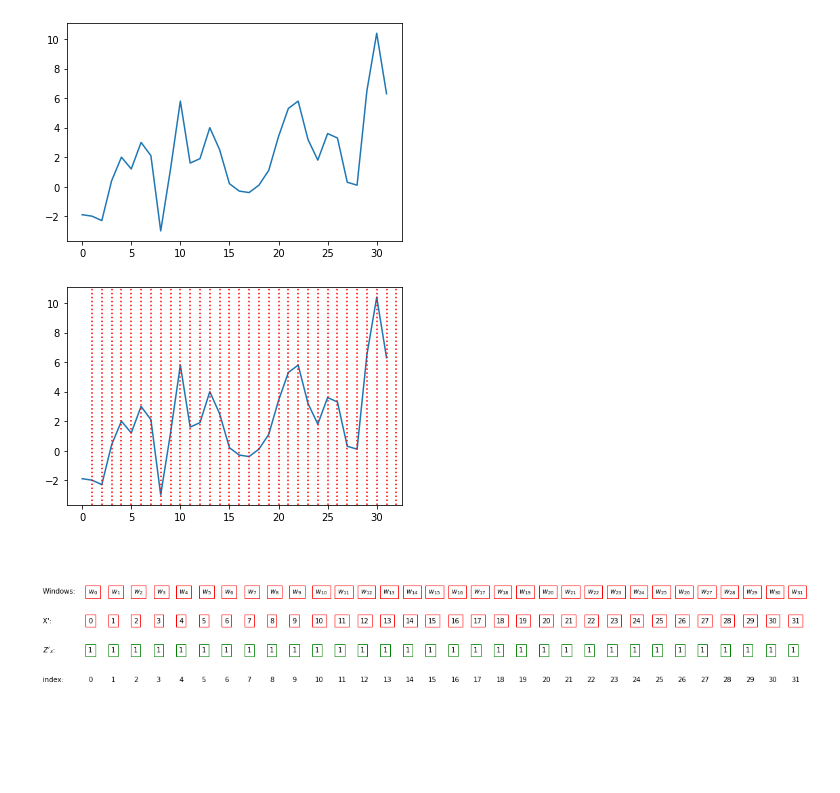
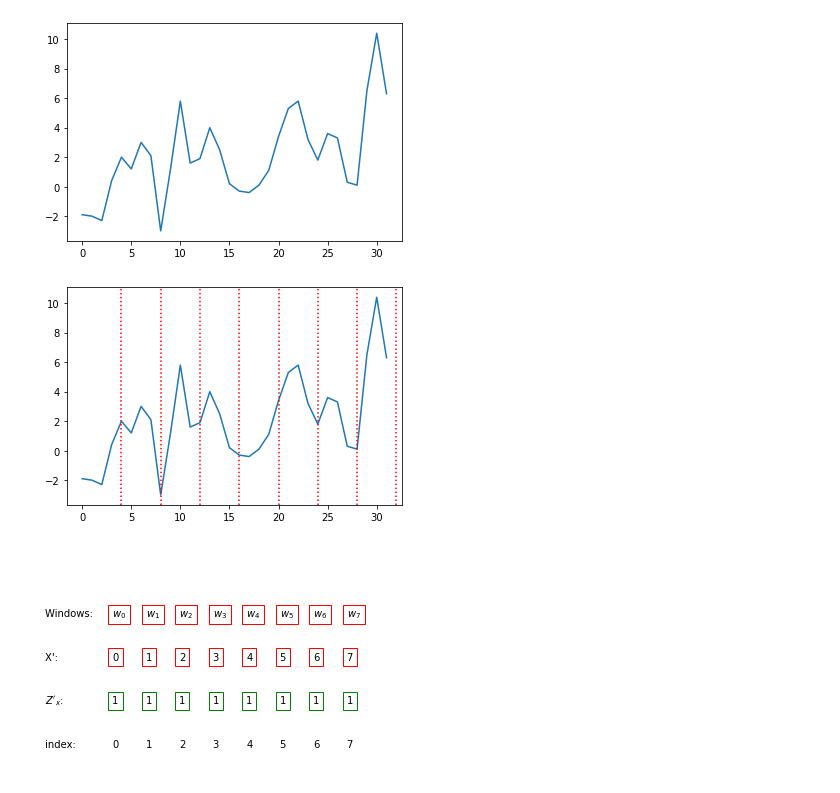
Before and after one commit to dungthuapps/tsx, a Jupyter notebook: notebooks/lime-uts.ipynb, the cells around one changed output. Saved outputs shown, nothing was run; the diff lists cells and outputs as text; code cells hidden in the pictures; blank space fills up the shorter version.

```diff
--- a/notebooks/lime-uts.ipynb
+++ b/notebooks/lime-uts.ipynb
@@ -46,22 +46,22 @@ plt.plot(ts_original)
 [<matplotlib.lines.Line2D at 0x...>]
 [figure]
 # %%
-xai_uts = LIMETimeSeries(x=ts_original, steps_per_segment=1)
+xai_uts = LIMETimeSeries(x=ts_original)
 ts_segmented, ts_features = xai_uts.to_features()
 xai_uts.x_segmented = ts_segmented
 xai_uts.x_features = ts_features
 
 plt.plot(ts_original)
 for i in range(len(ts_segmented)):
     n_features = len(ts_segmented[i])
     p_x = n_features * (i + 1)
     plt.axvline(x=p_x, c='r', ls=':')
 
     text_x = p_x - (n_features / 2) # center
     text_y = min(ts_original) - 3   # manually
     # plt.text(text_x, text_y, r"$w_{%i}$" % i, c='r')
 # %% [output]
-[figure, old version]
+[figure, new version]
 # %%
 arr = ts_features
 row_relative = [0.7, 0.5, 0.3, 0.1]
@@ -78,7 +78,7 @@ for i, c in enumerate(arr):
     plt.text(p_x, row_relative[2], 1, bbox=dict(facecolor='none', edgecolor='green'))
     plt.text(p_x, row_relative[3], i, )
 # %% [output]
-[figure, old version]
+[figure, new version]
 # %%
 # Todo: plot (z_original + z' + axvline)
 z_comma = np.random.choice(a=[1, 0], size=len(ts_features))
```
Also changed, not shown: parts of 4 cells of this notebook, 34 other files.
